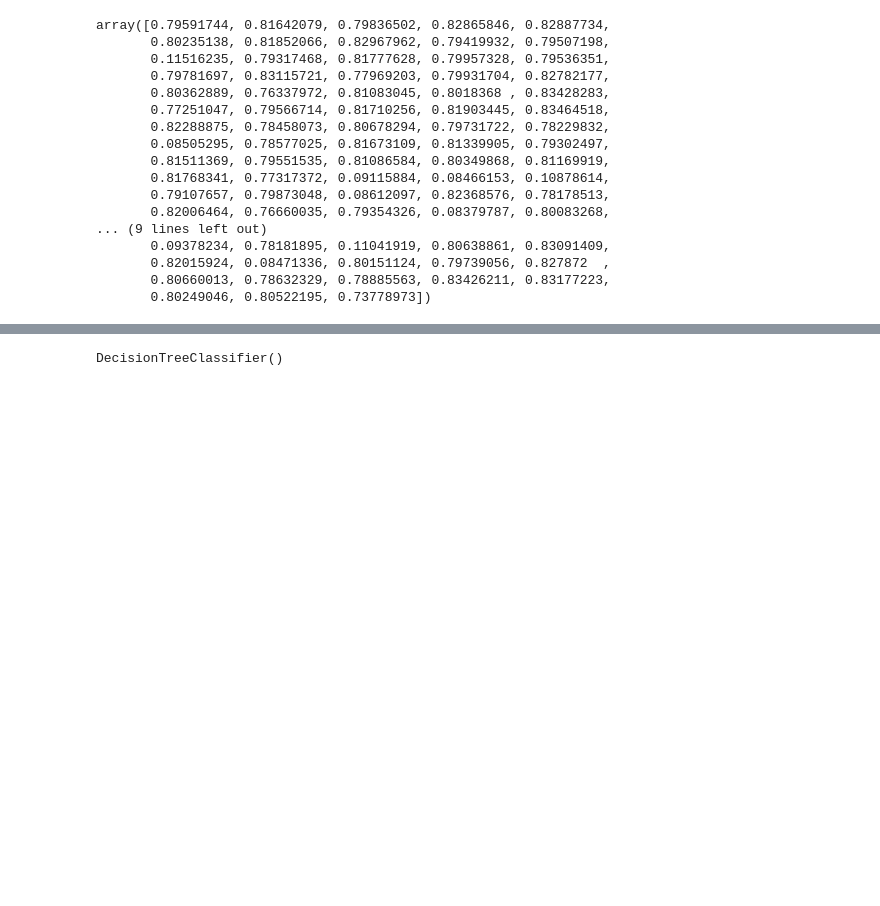
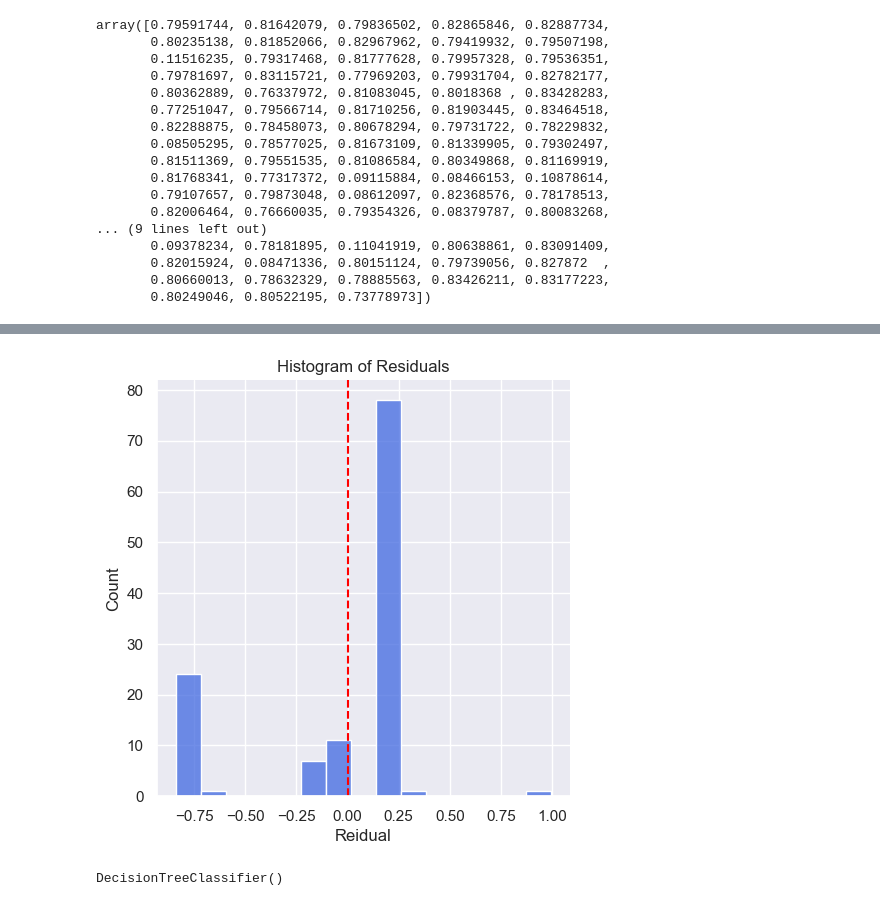
Before and after one commit to sylvester513/Bank-loan-prediction-System, a Jupyter notebook: Dataset.ipynb, the cells around one changed output, grey strips where cells are left out. Drawn from its saved outputs; the diff is of its cells as text; code cells hidden in the pictures; blank space fills up the shorter version.

```diff
--- a/Dataset.ipynb
+++ b/Dataset.ipynb
@@ -1079,3 +1109,11 @@ array([0.79591744, 0.81642079, 0.79836502, 0.82865846, 0.82887734,
+# %%
+sns.displot(residual, kind = "hist", color = "royalblue",)
+plt.axvline(0, color = "red", linestyle = "--")
+plt.title("Histogram of Residuals")
+plt.xlabel("Reidual")
+plt.show()
+# %% [output]
+[figure, added]
 # %%
 from sklearn.tree import DecisionTreeClassifier
 # %%
```
Also changed, not shown: parts of 27 cells of this notebook.
